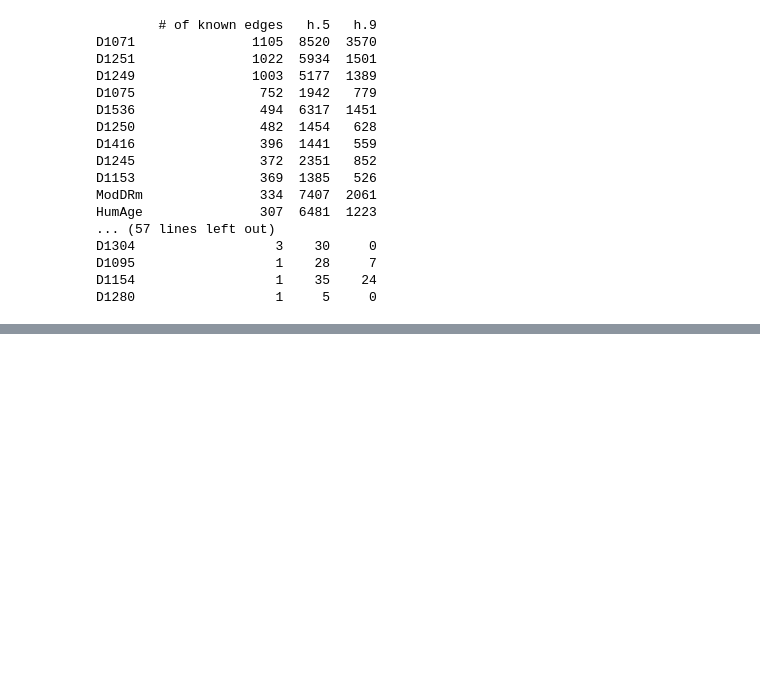
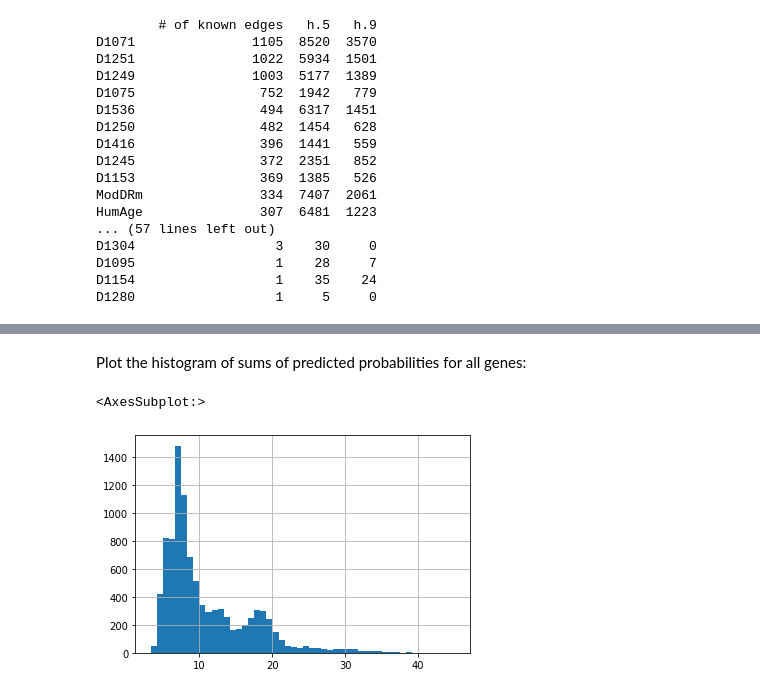
Before and after one commit to michalkoziarski/LongevityNetworks, a Jupyter notebook: analysis.ipynb, the cells around one changed output, grey strips where cells are left out. Drawn from its saved outputs; the diff is of its cells as text; code cells hidden in the pictures; blank space fills up the shorter version.

```diff
--- a/analysis.ipynb
+++ b/analysis.ipynb
@@ -213,0 +217,22 @@ D1280                  1     5     0
+# %%
+rows = []
+
+for gene in tqdm(genes):
+    row = []
+
+    ds = df[df['Gen'] == gene]
+
+    for phenotype in phenotypes:
+        dx = ds[ds['Phn'] == phenotype]
+
+        assert len(dx) == 1
+
+        if dx['GT'].iloc[0] == 1:
+            row.append(np.nan)
+        else:
+            row.append(dx['p'].iloc[0])
+
+    rows.append(row)
+
+dm = pd.DataFrame(rows, columns=phenotypes)
+dm
@@ -213,0 +255,5 @@ D1280                  1     5     0
+# %%
+dm.index = genes
+dm['Total'] = dm[phenotypes].sum(axis=1)
+dm = dm.sort_values('Total', ascending=False)
+dm
@@ -213,0 +298,2 @@ D1280                  1     5     0
+# %%
+dm['Known'] = dm.isna().sum(axis=1)
@@ -213,0 +320,7 @@ D1280                  1     5     0
+# %% [markdown]
+Plot the histogram of sums of predicted probabilities for all genes:
+# %%
+dm['Total'].hist(bins=50)
+# %% [output]
+<AxesSubplot:>
+[figure, added]
```
Also changed, not shown: parts of 10 cells of this notebook.
